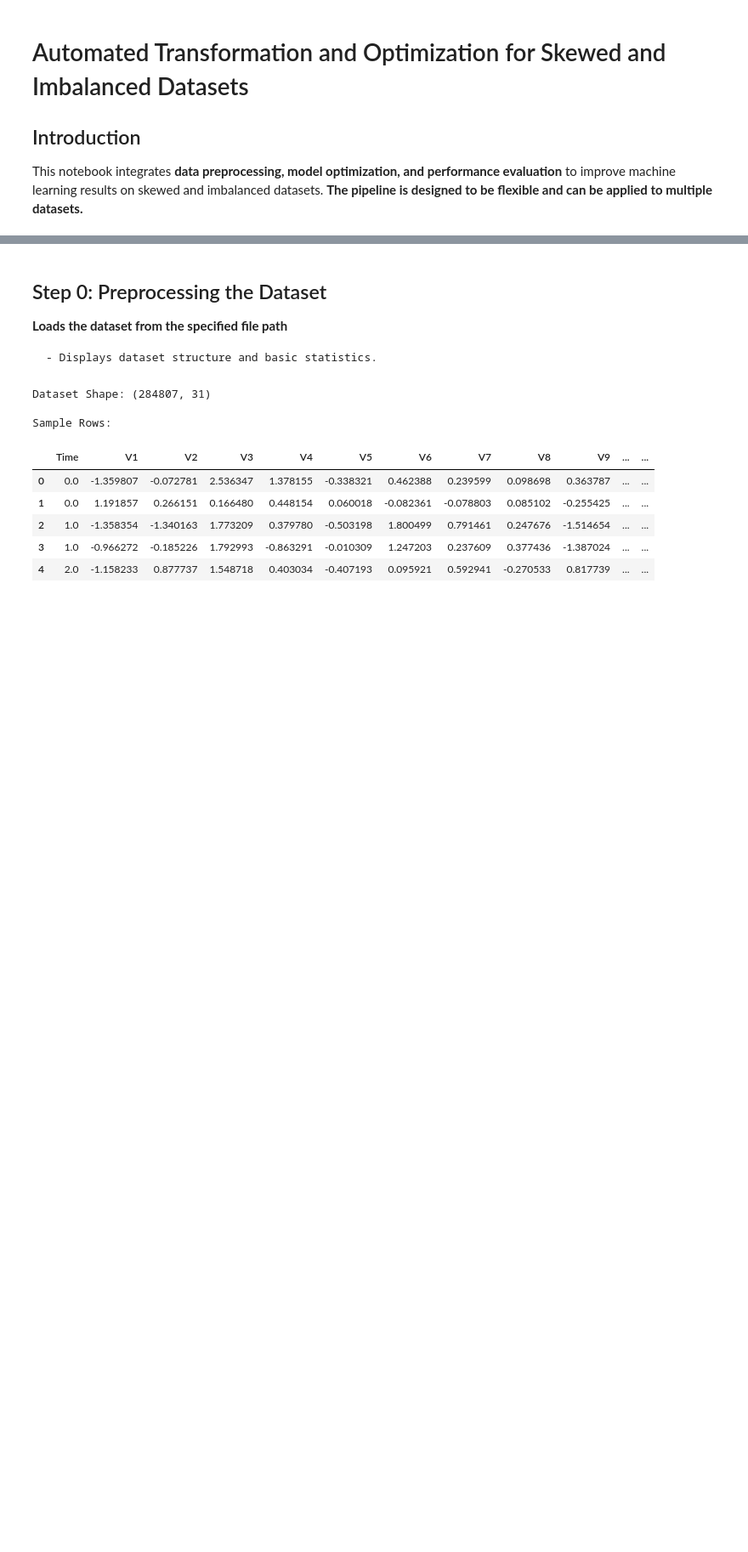
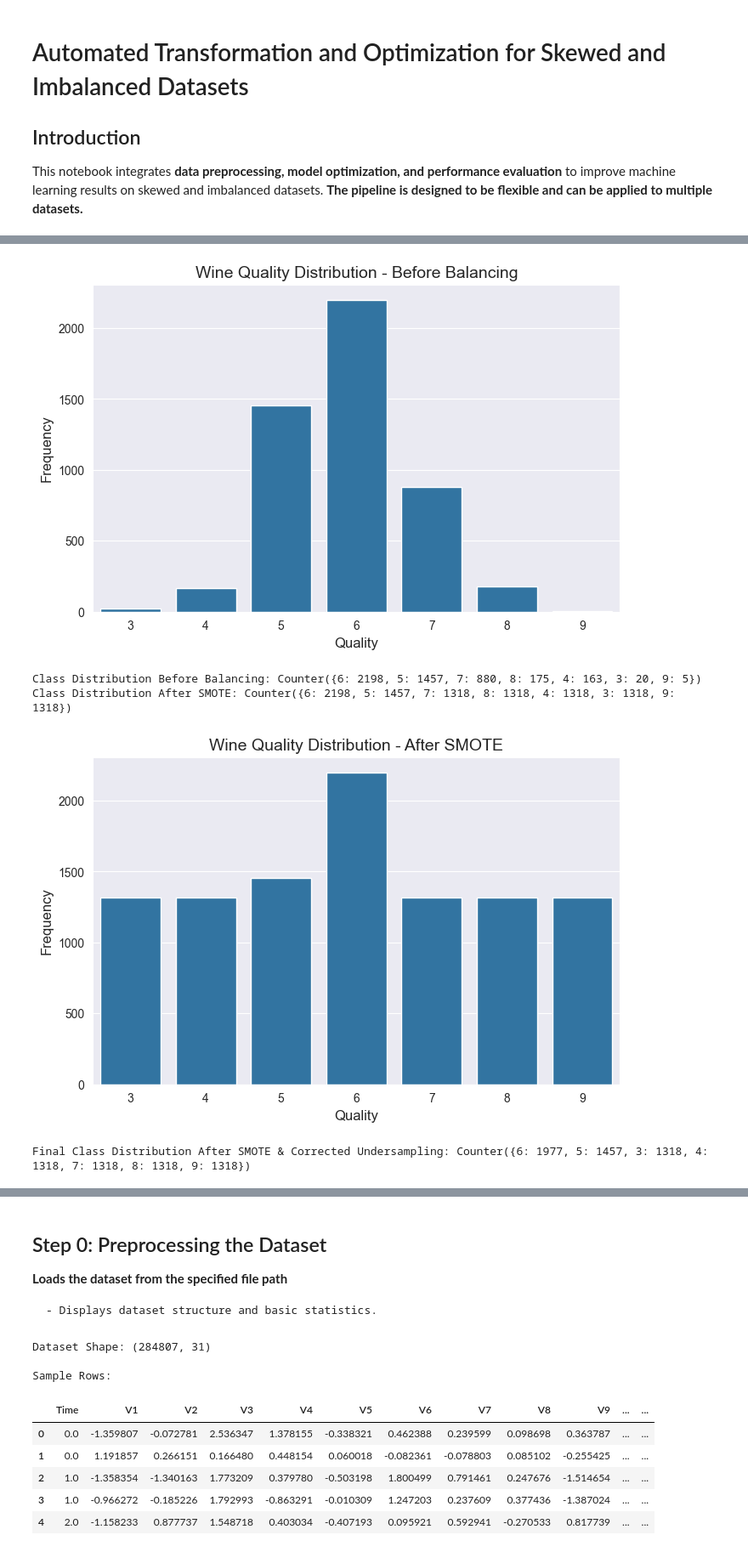
Before and after one commit to guyreuveni33/Tabular-Data-Science-Final-Research-Project, a Jupyter notebook: 21_2_2025_13.ipynb, the cells around one changed output, grey strips where cells are left out. Shown at 85% size. Drawn from its saved outputs; the diff is of its cells as text; code cells hidden in the pictures; blank space fills up the shorter version.

```diff
--- a/21_2_2025_13.ipynb
+++ b/21_2_2025_13.ipynb
@@ -6,0 +33,77 @@ This notebook integrates **data preprocessing, model optimization, and performan
+# %%
+# Load dataset
+data = pd.read_csv("winequality-white.csv", sep=';')
+
+# Visualize initial class distribution
+plt.figure(figsize=(8, 5))
+sns.countplot(x='quality', data=data)
+plt.title('Wine Quality Distribution - Before Balancing', fontsize=14)
+plt.xlabel('Quality', fontsize=12)
+plt.ylabel('Frequency', fontsize=12)
+plt.show()
+
+# Split features and target
+X = data.drop(columns=['quality'])
+y = data['quality']
+
+# Display initial class distribution
+print("Class Distribution Before Balancing:", Counter(y))
+
+# Step 1: Handle Extremely Rare Classes (Manual Duplication)
+min_samples = 30  # Minimum samples required for SMOTE to work
+
+for cls, count in Counter(y).items():
+    if count < min_samples:
+        extra_samples = data[data['quality'] == cls].sample(min_samples - count, replace=True)
+        data = pd.concat([data, extra_samples])
+
+# Update X and y after rare class handling
+X = data.drop(columns=['quality'])
+y = data['quality']
+
+# Step 2: Apply SMOTE to Underrepresented Classes
+max_class_count = max(Counter(y).values())
+smote_strategy = {cls: max(count, int(0.6 * max_class_count)) for cls, count in Counter(y).items() if count < 0.6 * max_class_count}
+
+smote = SMOTE(sampling_strategy=smote_strategy, random_state=42)
+X_smote, y_smote = smote.fit_resample(X, y)
+
+# Display new class distribution after SMOTE
+print("Class Distribution After SMOTE:", Counter(y_smote))
+
+# Visualize class distribution after SMOTE
+plt.figure(figsize=(8, 5))
+sns.countplot(x=y_smote)
+plt.title('Wine Quality Distribution - After SMOTE', fontsize=14)
+plt.xlabel('Quality', fontsize=12)
+plt.ylabel('Frequency', fontsize=12)
+plt.show()
+
+# Step 3: Apply Proper Undersampling for Overrepresented Classes
+min_class_count = min(Counter(y_smote).values())  # Smallest class after SMOTE
+undersample_strategy = {}
+
+for cls, count in Counter(y_smote).items():
+    if count > min_class_count * 1.5:  # Reduce dominant classes but keep them slightly higher than others
+        undersample_strategy[cls] = int(min_class_count * 1.5)  # Keep majority at 1.5x the smallest class
+
+# Apply undersampling
+undersample = RandomUnderSampler(sampling_strategy=undersample_strategy, random_state=42)
+X_final, y_final = undersample.fit_resample(X_smote, y_smote)
+
+# Display final class distribution after proper balancing
+print("Final Class Distribution After SMOTE & Corrected Undersampling:", Counter(y_final))
+
+# Visualizing target distribution after full balancing
+plt.figure(figsize=(8, 5))
+sns.countplot(x=y_final)
+plt.title('Wine Quality Distribution - After SMOTE & Corrected Undersampling', fontsize=14)
+plt.xlabel('Quality', fontsize=12)
+plt.ylabel('Frequency', fontsize=12)
+plt.show()
+# %% [output]
+[figure, added]
+Class Distribution Before Balancing: Counter({6: 2198, 5: 1457, 7: 880, 8: 175, 4: 163, 3: 20, 9: 5})
+Class Distribution After SMOTE: Counter({6: 2198, 5: 1457, 7: 1318, 8: 1318, 4: 1318, 3: 1318, 9: 1318})
+[figure, added]
+Final Class Distribution After SMOTE & Corrected Undersampling: Counter({6: 1977, 5: 1457, 3: 1318, 4: 1318, 7: 1318, 8: 1318, 9: 1318})
```
Also changed, not shown: parts of 9 cells of this notebook, 1 other file.
